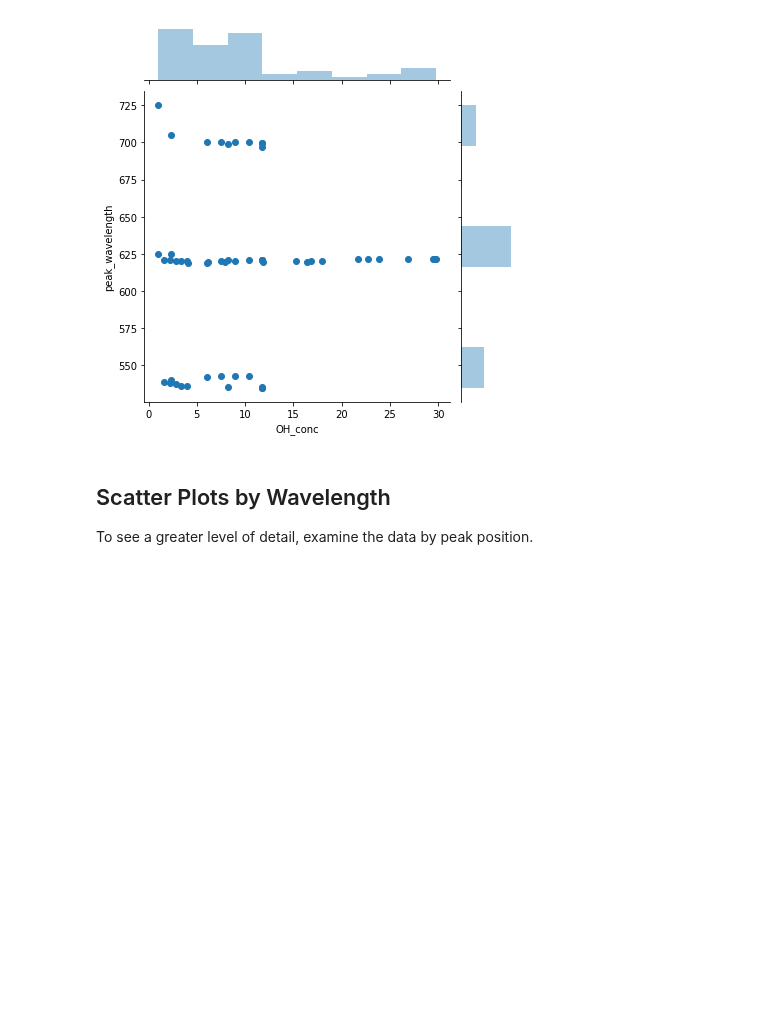
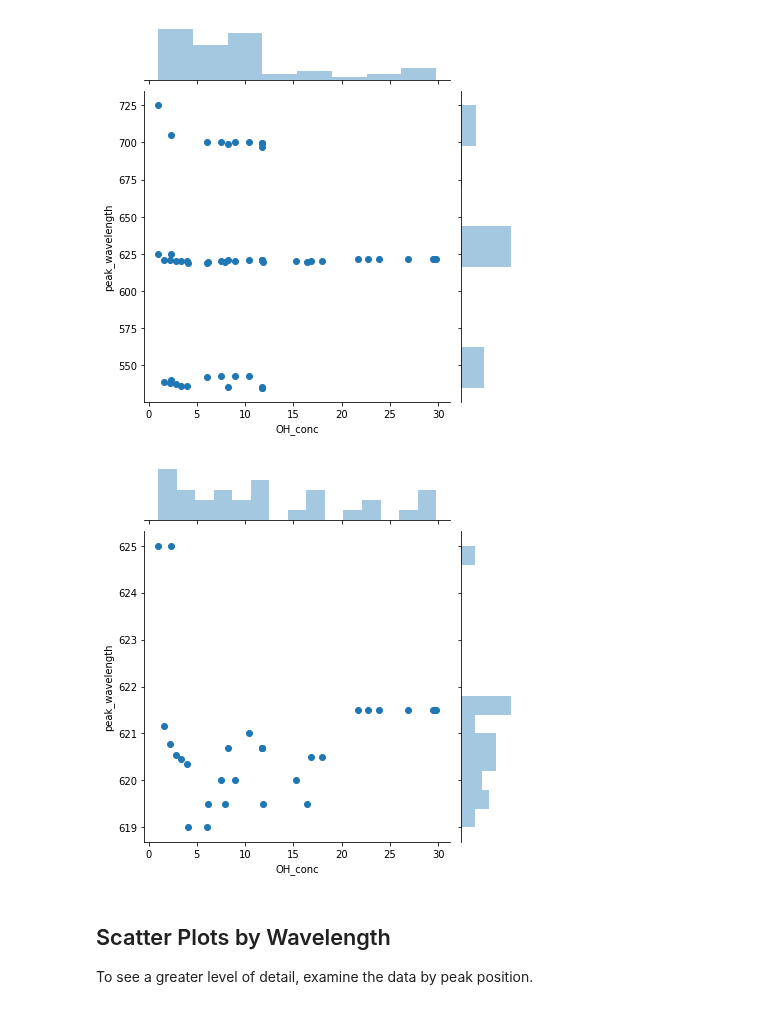
Before and after one commit to biggstd/pyluminate, a Jupyter notebook: notebooks/Aluminate Review Raman Figures.ipynb, the cells around one changed output. Saved outputs shown, nothing was run; the diff lists cells and outputs as text; code cells hidden in the pictures; blank space fills up the shorter version.

```diff
--- a/notebooks/Aluminate Review Raman Figures.ipynb
+++ b/notebooks/Aluminate Review Raman Figures.ipynb
@@ -206,6 +214,15 @@ jp = sns.jointplot(
     stat_func=None)
 # %% [output]
 [figure]
+# %%
+jp = sns.jointplot(
+    x='OH_conc',
+    y='peak_wavelength',
+    data=med,
+    stat_func=None,
+    marginal_kws=dict(bins=15))
+# %% [output]
+[figure, added]
 # %% [markdown]
 ## Scatter Plots by Wavelength
 
```
Also changed, not shown: parts of 11 cells of this notebook, 1 other file.
